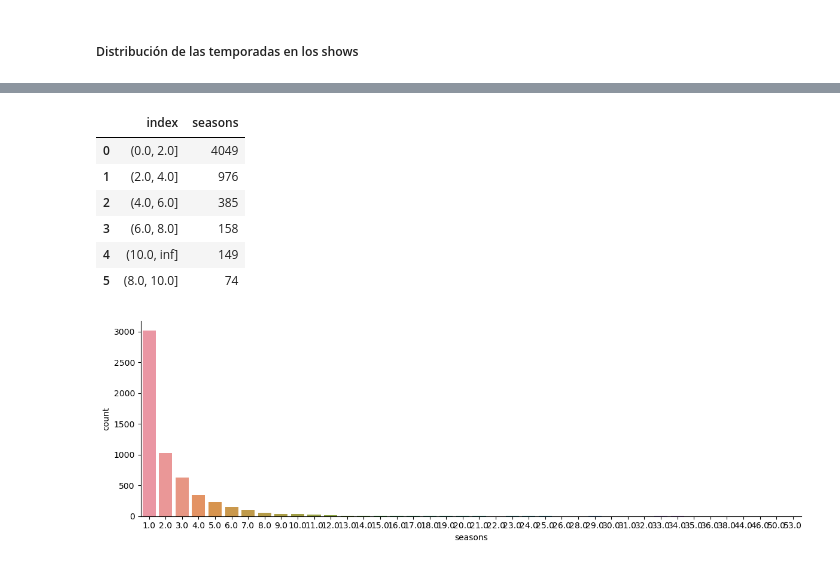
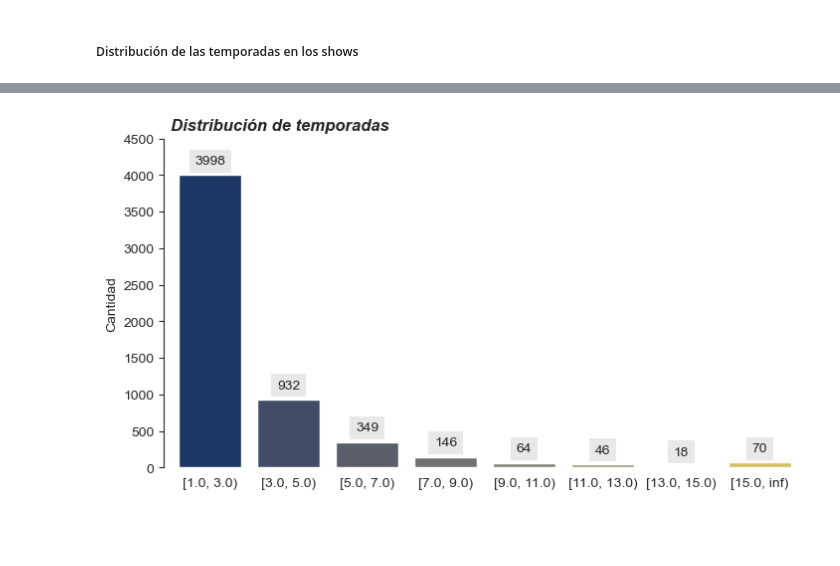
Before and after one commit to charliebrown007/05-Case_Analysis, a Jupyter notebook: 8. Movies and shows/Movies and shows.ipynb, the cells around one changed output, grey strips where cells are left out. Drawn from its saved outputs; the diff is of its cells as text; code cells hidden in the pictures; blank space fills up the shorter version.

```diff
--- a/8. Movies and shows/Movies and shows.ipynb
+++ b/8. Movies and shows/Movies and shows.ipynb
@@ -199,16 +162,33 @@ Name: seasons, dtype: int64
-# %%
-intervals.reset_index()
-# %% [output]
-|  | index | seasons |
-| 0 | (0.0, 2.0] | 4049 |
-| 1 | (2.0, 4.0] | 976 |
-| 2 | (4.0, 6.0] | 385 |
-| 3 | (6.0, 8.0] | 158 |
-| 4 | (10.0, inf] | 149 |
-| 5 | (8.0, 10.0] | 74 |
-# %%
-sns.catplot(data = df2, x = 'seasons',
-            kind = 'count', height= 4, aspect = 3)
-plt.show()
-# %% [output]
-[figure, removed]
+# %%
+df_shows = (df2
+            .dropna(subset = ['seasons'], axis = 0, how = 'all')
+            .query("type == 'SHOW'"))
+
+aux = [i for i in range(1,17,2)]
+aux.append(np.inf)
+
+data_plot = pd.cut(x = df_shows['seasons'], bins = aux, right = False).value_counts().sort_index().reset_index(name = 'count')
+# %%
+# Estilo del gráfico
+sns.set_style('ticks')
+
+# Gráfico
+plot = sns.catplot(data = data_plot, x = 'index', y = 'count',
+                   kind = 'bar', height = 4, aspect= 1.8, palette = 'cividis')
+
+# Detalles estéticos
+plt.title('Distribución de temporadas',loc = 'left', size = 12, fontstyle = 'italic', fontweight = 'bold')
+plt.xlabel('')
+plt.ylabel('Cantidad')
+plt.ylim(0,4500)
+sns.despine(offset = 5, bottom = True)
+plt.tick_params(bottom = False)
+
+# Adicionar etiquetas de datos
+for index, row in data_plot.iterrows():
+    plot.ax.text(index, row['count'] + 150, row['count'], ha='center',
+                 bbox = dict(facecolor = 'lightgray', edgecolor = 'none', alpha = 0.5))
+
+plt.show()
+# %% [output]
+[figure, added]
```
Also changed, not shown: parts of 7 cells of this notebook.
